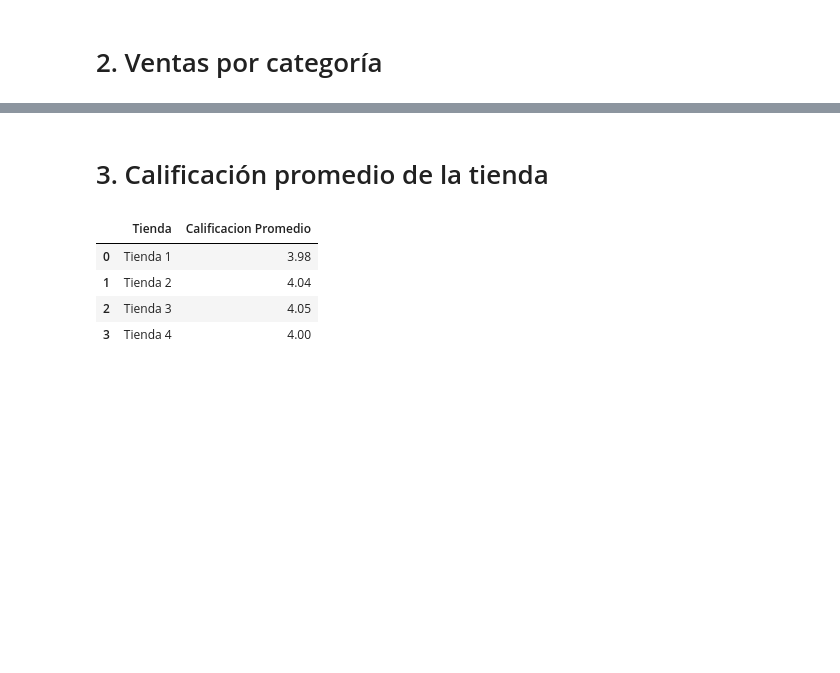
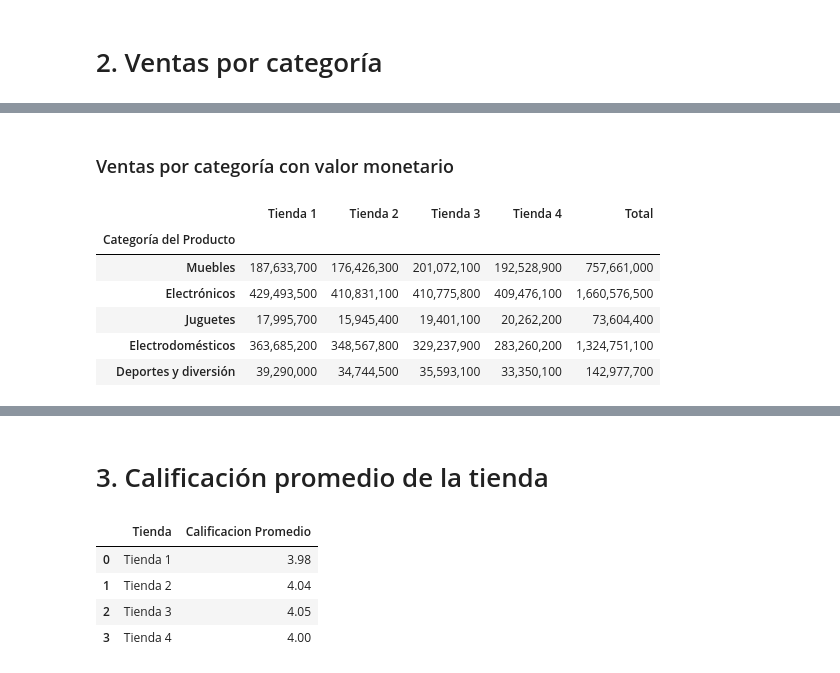
Before and after one commit to OctavioPinoRosas/ChallengeAluraStore, a Jupyter notebook: AluraStoreLatam.ipynb, the cells around one changed output, grey strips where cells are left out. Drawn from its saved outputs; the diff is of its cells as text; code cells hidden in the pictures; blank space fills up the shorter version.

```diff
--- a/AluraStoreLatam.ipynb
+++ b/AluraStoreLatam.ipynb
@@ -228,0 +231,42 @@ plt.show()
+# %% [markdown]
+### Ventas por categoría con valor monetario
+# %%
+# Paso 1: Obtener las categorías top (ya ordenadas por cantidad vendida)
+categorias_top = top.index
+
+# Paso 2: Filtrar los dataframes por esas categorías
+ventasT1 = tienda1[tienda1['Categoría del Producto'].isin(categorias_top)]
+ventasT2 = tienda2[tienda2['Categoría del Producto'].isin(categorias_top)]
+ventasT3 = tienda3[tienda3['Categoría del Producto'].isin(categorias_top)]
+ventasT4 = tienda4[tienda4['Categoría del Producto'].isin(categorias_top)]
+
+# Paso 3: Agrupar por categoría y sumar los valores vendidos
+valorT1 = ventasT1.groupby('Categoría del Producto')['Precio'].sum()
+valorT2 = ventasT2.groupby('Categoría del Producto')['Precio'].sum()
+valorT3 = ventasT3.groupby('Categoría del Producto')['Precio'].sum()
+valorT4 = ventasT4.groupby('Categoría del Producto')['Precio'].sum()
+
+# Paso 4: Crear DataFrame con el valor total por tienda y categoría
+valores_top_categorias = pd.DataFrame({
+    'Tienda 1': valorT1,
+    'Tienda 2': valorT2,
+    'Tienda 3': valorT3,
+    'Tienda 4': valorT4
+}).fillna(0)
+
+# Agregar columna con total general por categoría
+valores_top_categorias['Total'] = valores_top_categorias.sum(axis=1)
+
+# Mostrar resultados
+valores_top_categorias = valores_top_categorias.loc[top.index]
+
+# Mostrar resultados ordenados igual que la tabla de cantidades
+valores_top_categorias.head()
+# %% [output]
+|  | Tienda 1 | Tienda 2 | Tienda 3 | Tienda 4 | Total |
+| Categoría del Producto |  |  |  |  |  |
+| Muebles | 187,633,700 | 176,426,300 | 201,072,100 | 192,528,900 | 757,661,000 |
+| Electrónicos | 429,493,500 | 410,831,100 | 410,775,800 | 409,476,100 | 1,660,576,500 |
+| Juguetes | 17,995,700 | 15,945,400 | 19,401,100 | 20,262,200 | 73,604,400 |
+| Electrodomésticos | 363,685,200 | 348,567,800 | 329,237,900 | 283,260,200 | 1,324,751,100 |
+| Deportes y diversión | 39,290,000 | 34,744,500 | 35,593,100 | 33,350,100 | 142,977,700 |
```
Also changed, not shown: parts of 6 cells of this notebook.
